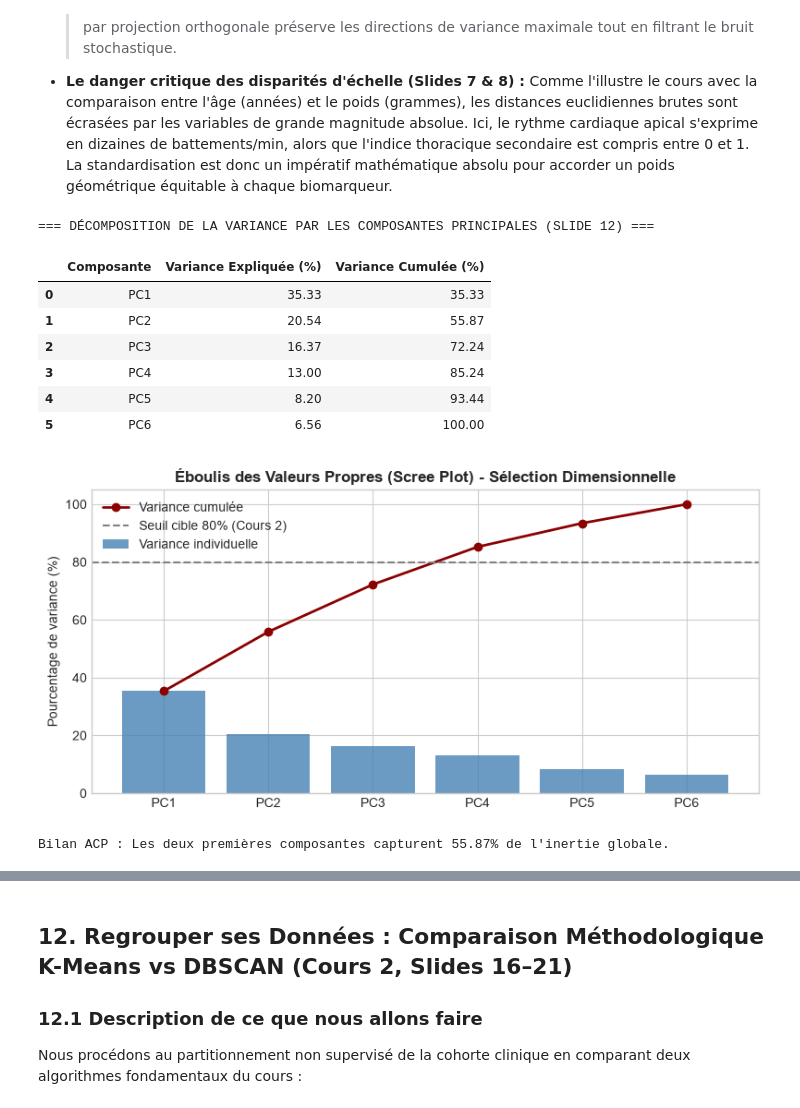
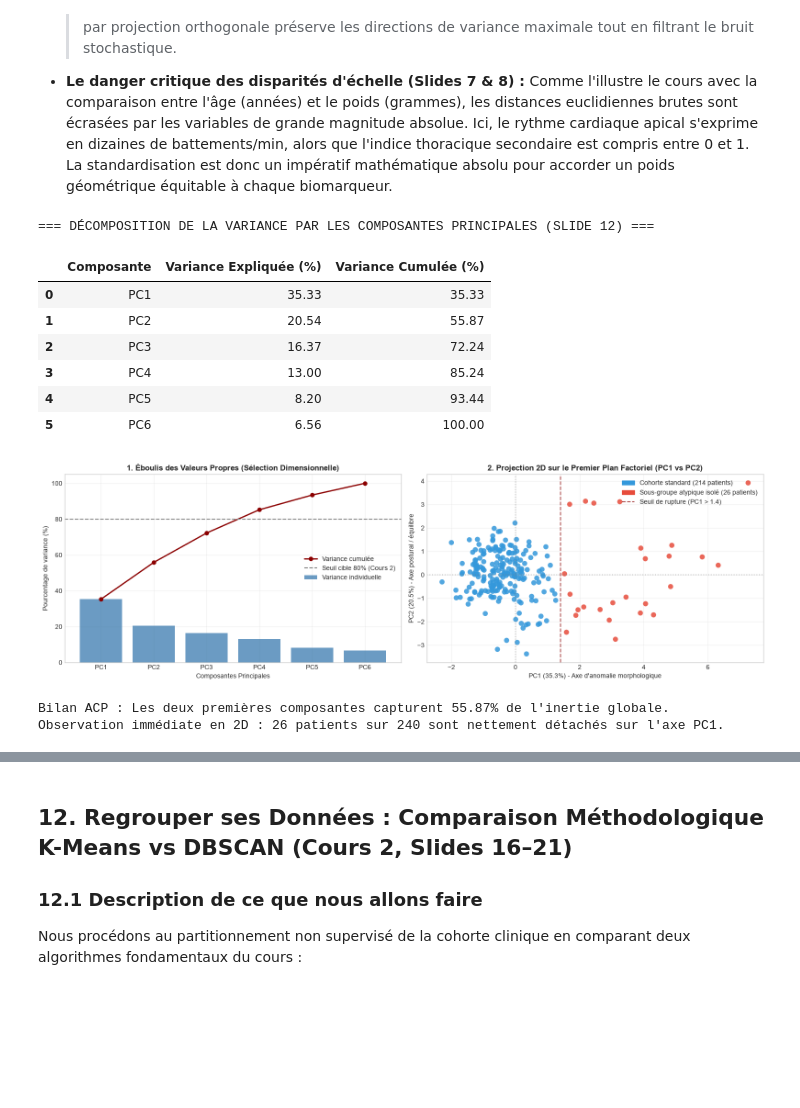
Before and after one commit to housniCS/20262027-UE-DataMining-Project, a Jupyter notebook: Rapport_Projet_DataMining.ipynb, the cells around one changed output, grey strips where cells are left out. Cells and saved outputs as stored; diff of their text form; code cells hidden in the pictures; blank space fills up the shorter version.

```diff
--- a/Rapport_Projet_DataMining.ipynb
+++ b/Rapport_Projet_DataMining.ipynb
@@ -1048,6 +1048,7 @@ Notre démarche algorithmique se déroule en 3 phases :
 import pandas as pd
 import numpy as np
 import matplotlib.pyplot as plt
+import matplotlib.patches as mpatches
 import seaborn as sns
 from sklearn.preprocessing import StandardScaler
 from sklearn.decomposition import PCA
@@ -1099,43 +1100,73 @@ X_scaled = scaler.fit_transform(X_imputed)
 df_scaled = pd.DataFrame(X_scaled, index=X_imputed.index, columns=features_pca)
 
 # 3. Calcul de l'ACP
 pca = PCA()
 X_pca = pca.fit_transform(X_scaled)
 var_ratio = pca.explained_variance_ratio_ * 100
 cum_var = np.cumsum(var_ratio)
 
+# Stockage des coordonnées factorielles
+X_raw['PC1'] = X_pca[:, 0]
+X_raw['PC2'] = X_pca[:, 1]
+
 # Affichage du tableau de décomposition spectrale
 scree_df = pd.DataFrame({
     'Composante': [f'PC{i+1}' for i in range(len(var_ratio))],
     'Variance Expliquée (%)': np.round(var_ratio, 2),
     'Variance Cumulée (%)': np.round(cum_var, 2)
 })
 print("=== DÉCOMPOSITION DE LA VARIANCE PAR LES COMPOSANTES PRINCIPALES (SLIDE 12) ===")
 display(scree_df)
 
-# Graphique de l'Éboulis des valeurs propres (Scree Plot)
-fig, ax = plt.subplots(figsize=(8, 4))
-ax.bar(scree_df['Composante'], scree_df['Variance Expliquée (%)'], color='steelblue', alpha=0.8, label='Variance individuelle')
-ax.plot(scree_df['Composante'], scree_df['Variance Cumulée (%)'], color='darkred', marker='o', linewidth=2, label='Variance cumulée')
-ax.axhline(80, color='grey', linestyle='--', label='Seuil cible 80% (Cours 2)')
-ax.set_ylabel('Pourcentage de variance (%)')
-ax.set_title("Éboulis des Valeurs Propres (Scree Plot) - Sélection Dimensionnelle", fontweight='bold')
-ax.legend()
+# Visualisation conjointe : Éboulis des valeurs propres ET Premier plan factoriel 2D
+fig, axes = plt.subplots(1, 2, figsize=(16, 5))
+
+# Graphique 1 : Éboulis des valeurs propres (Scree Plot)
+axes[0].bar(scree_df['Composante'], scree_df['Variance Expliquée (%)'], color='steelblue', alpha=0.8, label='Variance individuelle')
+axes[0].plot(scree_df['Composante'], scree_df['Variance Cumulée (%)'], color='darkred', marker='o', linewidth=2, label='Variance cumulée')
+axes[0].axhline(80, color='grey', linestyle='--', label='Seuil cible 80% (Cours 2)')
+axes[0].set_ylabel('Pourcentage de variance (%)')
+axes[0].set_xlabel('Composantes Principales')
+axes[0].set_title("1. Éboulis des Valeurs Propres (Sélection Dimensionnelle)", fontweight='bold')
+axes[0].legend(loc='center right')
+axes[0].grid(True, alpha=0.3)
+
+# Graphique 2 : Projection 2D des patients sur le premier plan factoriel (PC1 vs PC2)
+is_isolated = X_raw['PC1'] > 1.4
+colors = ['#e74c3c' if iso else '#3498db' for iso in is_isolated]
+
+axes[1].scatter(
+    X_raw['PC1'], X_raw['PC2'],
+    c=colors, s=65, alpha=0.85, edgecolors='none'
+)
+axes[1].axvline(0, color='grey', linestyle=':', alpha=0.5)
+axes[1].axhline(0, color='grey', linestyle=':', alpha=0.5)
+line_thresh = axes[1].axvline(1.4, color='darkred', linestyle='--', alpha=0.7, label='Seuil de rupture (PC1 > 1.4)')
+
+axes[1].set_xlabel(f"PC1 ({var_ratio[0]:.1f}%) - Axe d'anomalie morphologique")
+axes[1].set_ylabel(f"PC2 ({var_ratio[1]:.1f}%) - Axe postural / équilibre")
+axes[1].set_title("2. Projection 2D sur le Premier Plan Factoriel (PC1 vs PC2)", fontweight='bold')
+
+# Légende informative
+patch_normal = mpatches.Patch(color='#3498db', label=f'Cohorte standard ({sum(~is_isolated)} patients)')
+patch_suspect = mpatches.Patch(color='#e74c3c', label=f'Sous-groupe atypique isolé ({sum(is_isolated)} patients)')
+axes[1].legend(handles=[patch_normal, patch_suspect, line_thresh], loc='upper right')
+axes[1].grid(True, alpha=0.3)
+
 plt.tight_layout()
 plt.show()
 
-# Stockage des coordonnées factorielles
-X_raw['PC1'] = X_pca[:, 0]
-X_raw['PC2'] = X_pca[:, 1]
 print(f"Bilan ACP : Les deux premières composantes capturent {cum_var[1]:.2f}% de l'inertie globale.")
+print(f"Observation immédiate en 2D : {sum(is_isolated)} patients sur {len(X_raw)} sont nettement détachés sur l'axe PC1.")
 # %% [output]
 === DÉCOMPOSITION DE LA VARIANCE PAR LES COMPOSANTES PRINCIPALES (SLIDE 12) ===
 |  | Composante | Variance Expliquée (%) | Variance Cumulée (%) |
 | 0 | PC1 | 35.33 | 35.33 |
 | 1 | PC2 | 20.54 | 55.87 |
 | 2 | PC3 | 16.37 | 72.24 |
 | 3 | PC4 | 13.00 | 85.24 |
 | 4 | PC5 | 8.20 | 93.44 |
 | 5 | PC6 | 6.56 | 100.00 |
-[figure, old version]
+[figure, new version]
 Bilan ACP : Les deux premières composantes capturent 55.87% de l'inertie globale.
+Observation immédiate en 2D : 26 patients sur 240 sont nettement détachés sur l'axe PC1.
```
Also changed, not shown: parts of 17 cells of this notebook.
